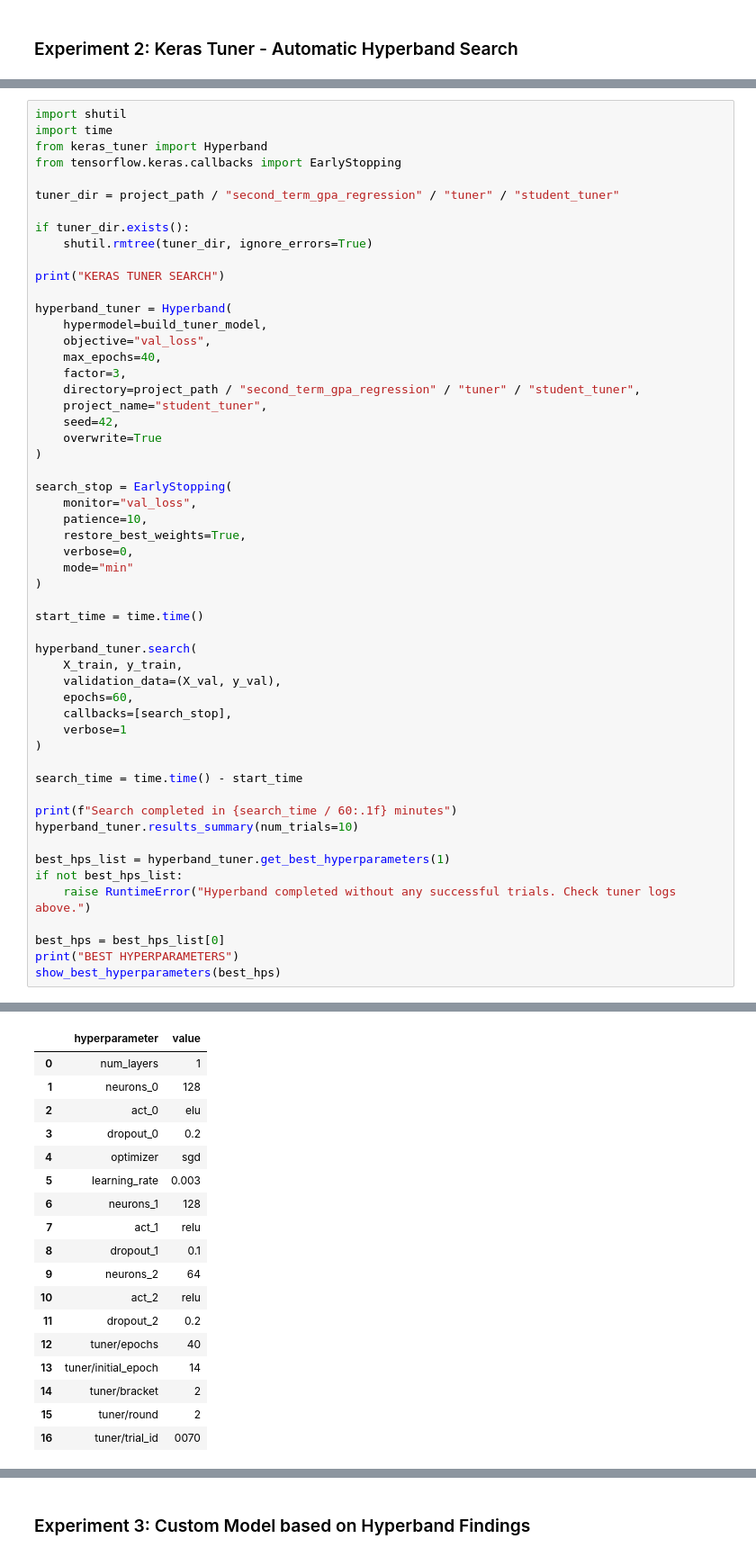
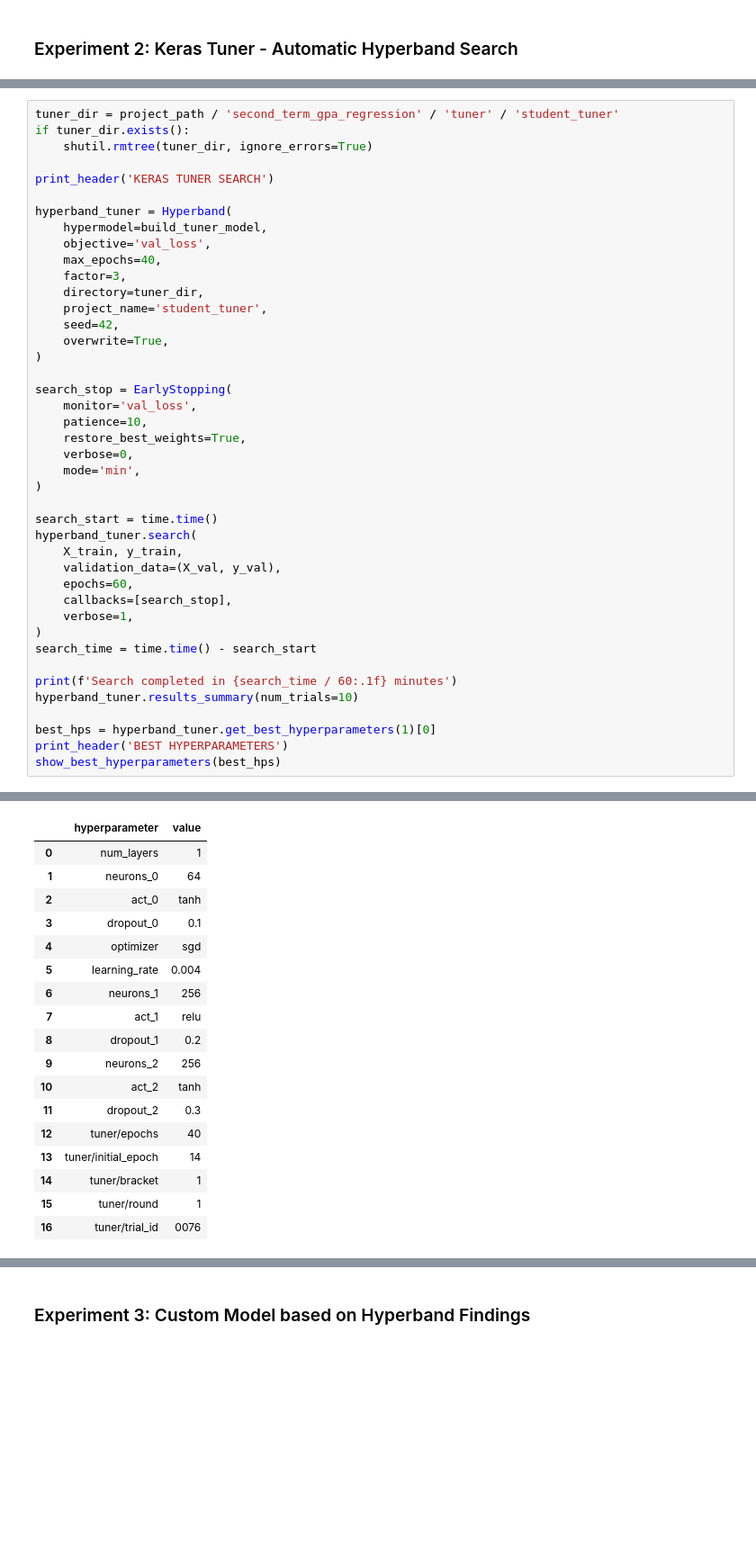
Before and after one commit to HaripriyaGounalan/student-success-predictor, a Jupyter notebook: second_term_gpa_regression/student_second_term_gpa_prediction_bayesian_imputation.ipynb, the cells around one changed output, grey strips where cells are left out. Shown at 90% size. Saved outputs shown, nothing was run; the diff lists cells and outputs as text; blank space fills up the shorter version.

```diff
--- a/second_term_gpa_regression/student_second_term_gpa_prediction_bayesian_imputation.ipynb
+++ b/second_term_gpa_regression/student_second_term_gpa_prediction_bayesian_imputation.ipynb
@@ -487,55 +756,43 @@ def show_best_hyperparameters(hyperparameters):
 # %%
-import shutil
-import time
-from keras_tuner import Hyperband
-from tensorflow.keras.callbacks import EarlyStopping
-
-tuner_dir = project_path / "second_term_gpa_regression" / "tuner" / "student_tuner"
-
+tuner_dir = project_path / 'second_term_gpa_regression' / 'tuner' / 'student_tuner'
 if tuner_dir.exists():
     shutil.rmtree(tuner_dir, ignore_errors=True)
 
-print("KERAS TUNER SEARCH")
+print_header('KERAS TUNER SEARCH')
 
 hyperband_tuner = Hyperband(
     hypermodel=build_tuner_model,
-    objective="val_loss",
+    objective='val_loss',
     max_epochs=40,
     factor=3,
-    directory=project_path / "second_term_gpa_regression" / "tuner" / "student_tuner",
-    project_name="student_tuner",
+    directory=tuner_dir,
+    project_name='student_tuner',
     seed=42,
-    overwrite=True
+    overwrite=True,
 )
 
 search_stop = EarlyStopping(
-    monitor="val_loss",
+    monitor='val_loss',
     patience=10,
     restore_best_weights=True,
     verbose=0,
-    mode="min"
+    mode='min',
 )
 
-start_time = time.time()
-
+search_start = time.time()
 hyperband_tuner.search(
     X_train, y_train,
     validation_data=(X_val, y_val),
     epochs=60,
     callbacks=[search_stop],
-    verbose=1
+    verbose=1,
 )
+search_time = time.time() - search_start
 
-search_time = time.time() - start_time
-
-print(f"Search completed in {search_time / 60:.1f} minutes")
+print(f'Search completed in {search_time / 60:.1f} minutes')
 hyperband_tuner.results_summary(num_trials=10)
 
-best_hps_list = hyperband_tuner.get_best_hyperparameters(1)
-if not best_hps_list:
-    raise RuntimeError("Hyperband completed without any successful trials. Check tuner logs above.")
-
-best_hps = best_hps_list[0]
-print("BEST HYPERPARAMETERS")
+best_hps = hyperband_tuner.get_best_hyperparameters(1)[0]
+print_header('BEST HYPERPARAMETERS')
 show_best_hyperparameters(best_hps)
 # %% [output]
@@ -559,18 +816,18 @@ BEST HYPERPARAMETERS
 |  | hyperparameter | value |
 | 0 | num_layers | 1 |
-| 1 | neurons_0 | 128 |
-| 2 | act_0 | elu |
-| 3 | dropout_0 | 0.2 |
+| 1 | neurons_0 | 64 |
+| 2 | act_0 | tanh |
+| 3 | dropout_0 | 0.1 |
 | 4 | optimizer | sgd |
-| 5 | learning_rate | 0.003 |
-| 6 | neurons_1 | 128 |
+| 5 | learning_rate | 0.004 |
+| 6 | neurons_1 | 256 |
 | 7 | act_1 | relu |
-| 8 | dropout_1 | 0.1 |
-| 9 | neurons_2 | 64 |
-| 10 | act_2 | relu |
-| 11 | dropout_2 | 0.2 |
+| 8 | dropout_1 | 0.2 |
+| 9 | neurons_2 | 256 |
+| 10 | act_2 | tanh |
+| 11 | dropout_2 | 0.3 |
 | 12 | tuner/epochs | 40 |
 | 13 | tuner/initial_epoch | 14 |
-| 14 | tuner/bracket | 2 |
-| 15 | tuner/round | 2 |
-| 16 | tuner/trial_id | 0070 |
+| 14 | tuner/bracket | 1 |
+| 15 | tuner/round | 1 |
+| 16 | tuner/trial_id | 0076 |
```
Also changed, not shown: parts of 53 cells of this notebook, 8 other files.
